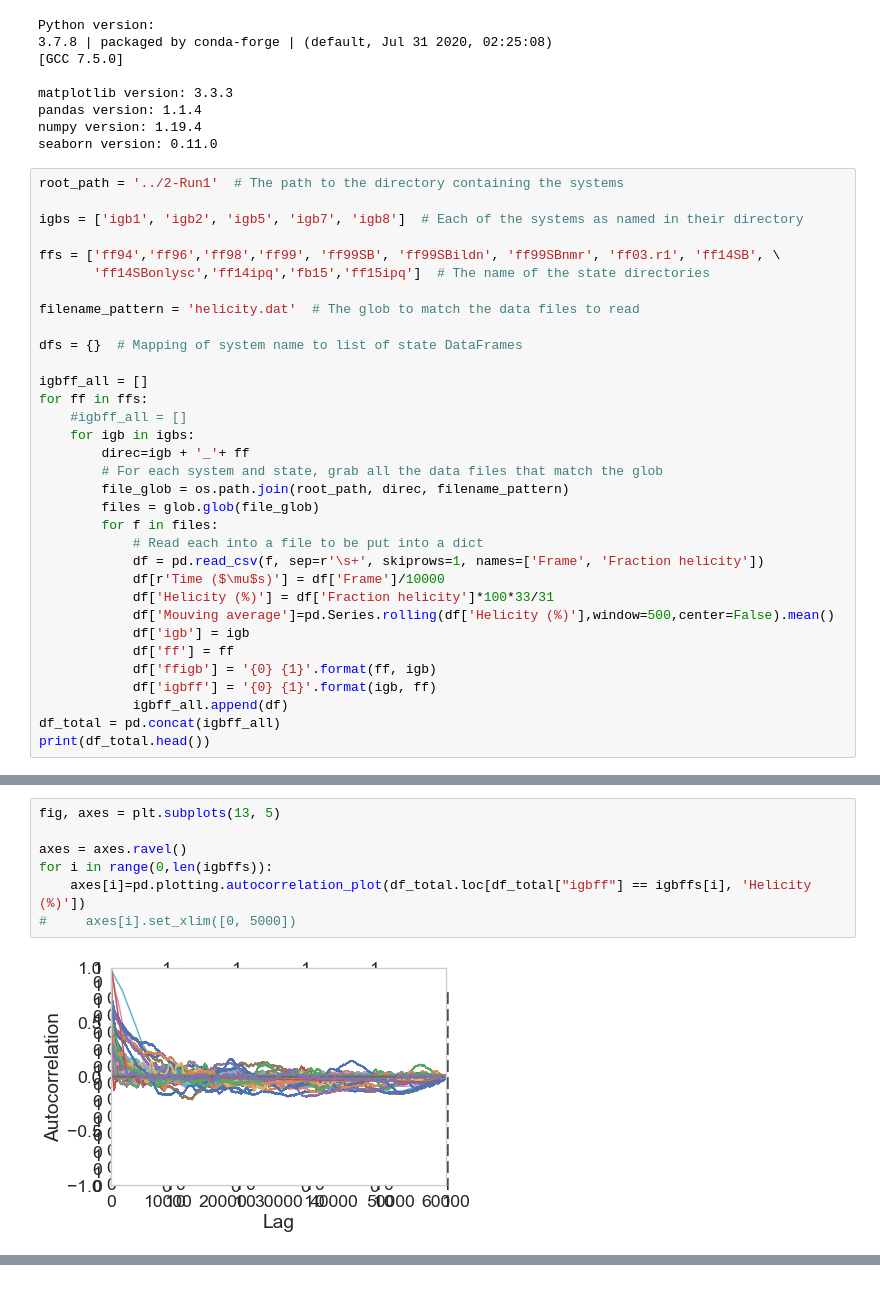
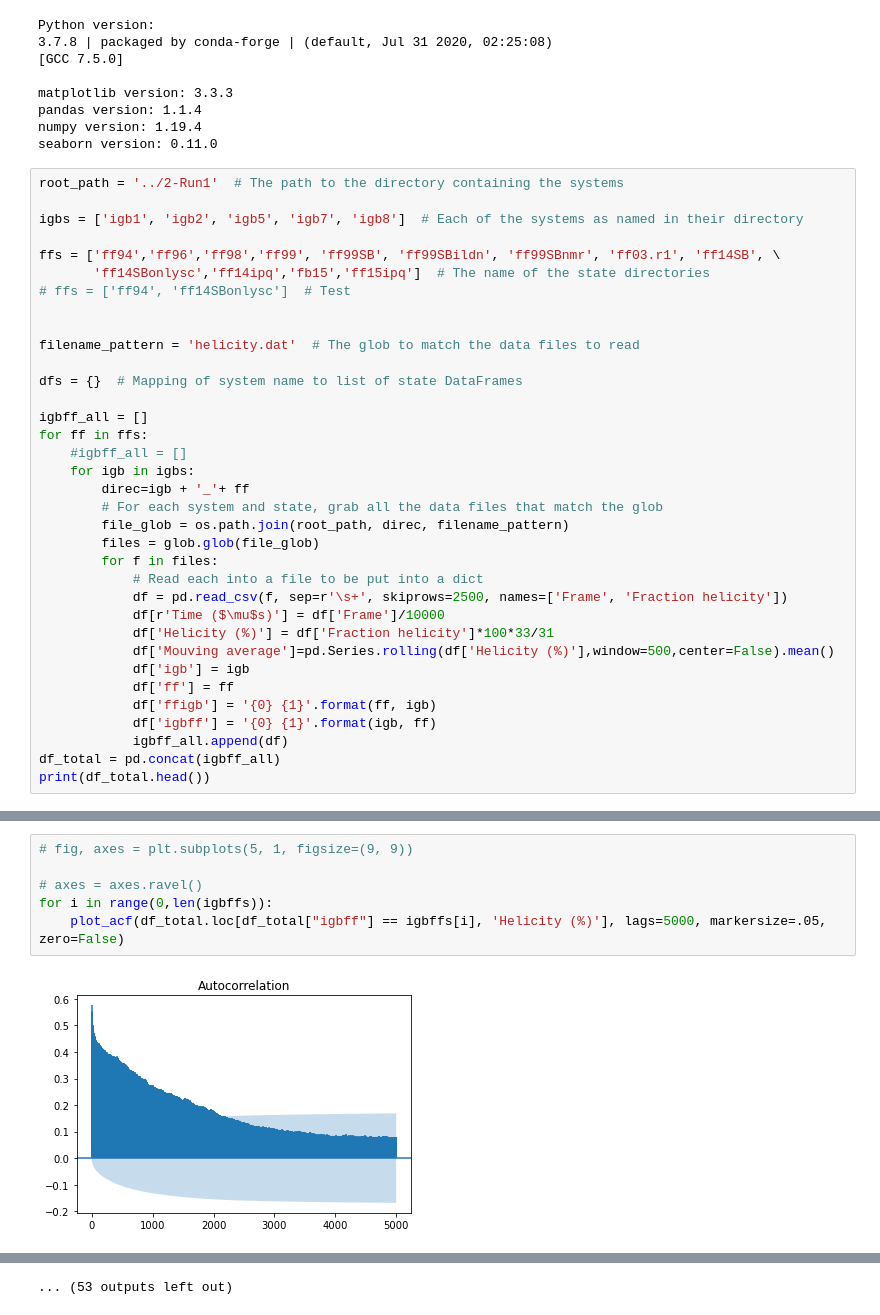
Before and after one commit to eric-jm-lang/GB_simulations_de_novo_peptides, a Jupyter notebook: 1-A4_K4E4_A4_K4E4_A4/3-Analysis/Tests_autocorrelation.ipynb, the cells around one changed output, grey strips where cells are left out. Cells and saved outputs as stored; diff of their text form.

```diff
--- a/1-A4_K4E4_A4_K4E4_A4/3-Analysis/Tests_autocorrelation.ipynb
+++ b/1-A4_K4E4_A4_K4E4_A4/3-Analysis/Tests_autocorrelation.ipynb
@@ -36,6 +36,8 @@ igbs = ['igb1', 'igb2', 'igb5', 'igb7', 'igb8']  # Each of the systems as named
 
 ffs = ['ff94','ff96','ff98','ff99', 'ff99SB', 'ff99SBildn', 'ff99SBnmr', 'ff03.r1', 'ff14SB', \
        'ff14SBonlysc','ff14ipq','fb15','ff15ipq']  # The name of the state directories
+# ffs = ['ff94', 'ff14SBonlysc']  # Test
+
 
 filename_pattern = 'helicity.dat'  # The glob to match the data files to read
 
@@ -51,7 +53,7 @@ for ff in ffs:
         files = glob.glob(file_glob)
         for f in files:
             # Read each into a file to be put into a dict
-            df = pd.read_csv(f, sep=r'\s+', skiprows=1, names=['Frame', 'Fraction helicity'])
+            df = pd.read_csv(f, sep=r'\s+', skiprows=2500, names=['Frame', 'Fraction helicity'])
             df[r'Time ($\mu$s)'] = df['Frame']/10000
             df['Helicity (%)'] = df['Fraction helicity']*100*33/31
             df['Mouving average']=pd.Series.rolling(df['Helicity (%)'],window=500,center=False).mean()
@@ -133,9 +104,8 @@ len(igbffs
 # %%
-fig, axes = plt.subplots(13, 5)
+# fig, axes = plt.subplots(5, 1, figsize=(9, 9))
 
-axes = axes.ravel()
+# axes = axes.ravel()
 for i in range(0,len(igbffs)):
-    axes[i]=pd.plotting.autocorrelation_plot(df_total.loc[df_total["igbff"] == igbffs[i], 'Helicity (%)'])
-#     axes[i].set_xlim([0, 5000])
+    plot_acf(df_total.loc[df_total["igbff"] == igbffs[i], 'Helicity (%)'], lags=5000, markersize=.05, zero=False)
 # %% [output]
-[figure, old version]
+[figure, new version]
@@ -141,0 +123 @@ for i in range(0,len(igbffs)):
+... (53 outputs left out)
```
Also changed, not shown: parts of 8 cells of this notebook, 4 other files.
